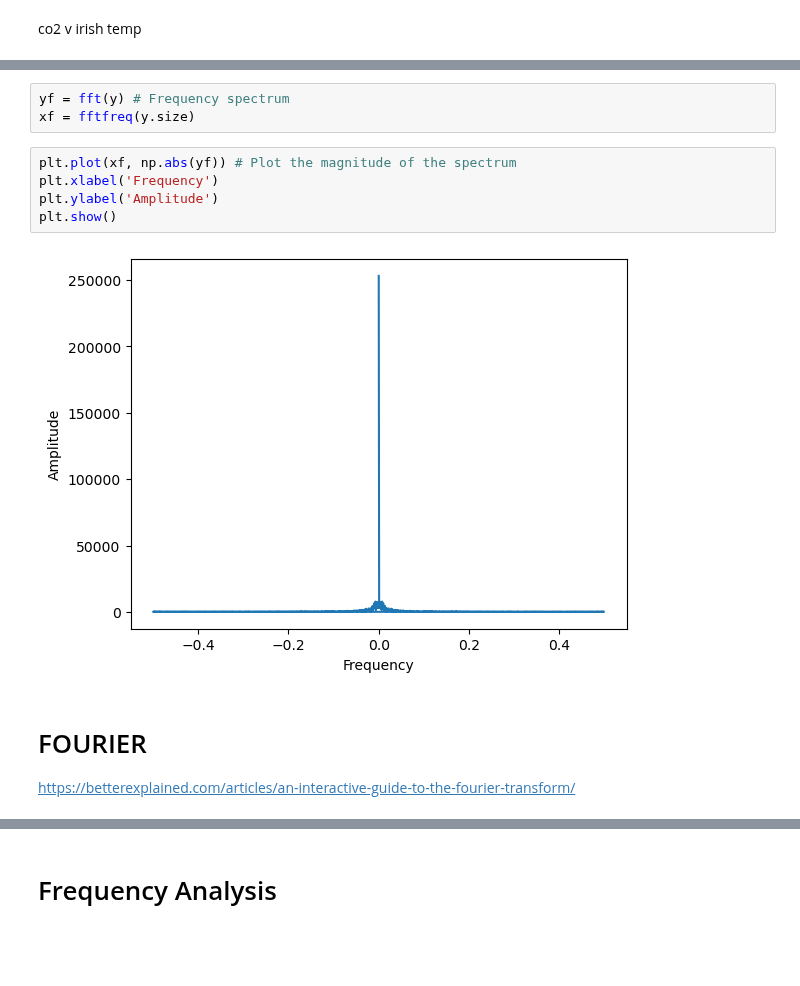
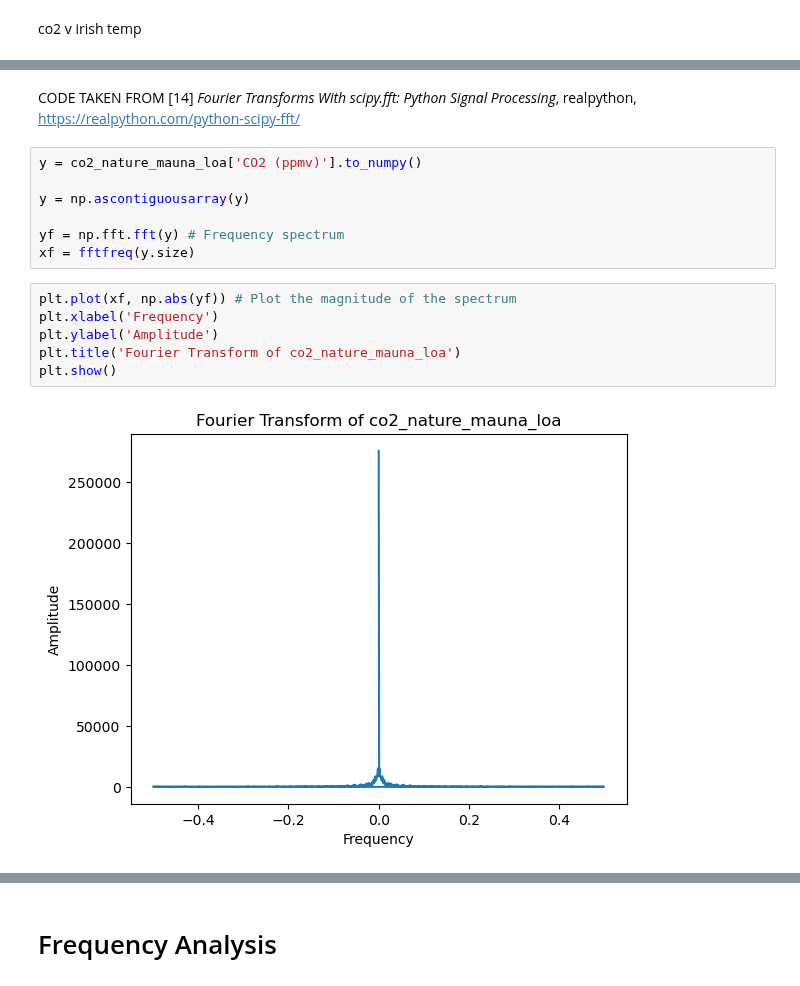
Before and after one commit to dectan/Programming-for-Data-Analysis-Project-2, a Jupyter notebook: Project 2.ipynb, the cells around one changed output, grey strips where cells are left out. Saved outputs shown, nothing was run; the diff lists cells and outputs as text; blank space fills up the shorter version.

```diff
--- a/Project 2.ipynb
+++ b/Project 2.ipynb
@@ -830,13 +776,17 @@ y = np.ascontiguousarray(y)
+# %% [markdown]
+CODE TAKEN FROM  [14] *Fourier Transforms With scipy.fft: Python Signal Processing*, realpython, https://realpython.com/python-scipy-fft/
 # %%
-yf = fft(y) # Frequency spectrum
+y = co2_nature_mauna_loa['CO2 (ppmv)'].to_numpy()
+
+y = np.ascontiguousarray(y)
+
+yf = np.fft.fft(y) # Frequency spectrum
 xf = fftfreq(y.size)
 # %%
 plt.plot(xf, np.abs(yf)) # Plot the magnitude of the spectrum
 plt.xlabel('Frequency')
 plt.ylabel('Amplitude')
+plt.title('Fourier Transform of co2_nature_mauna_loa')
 plt.show()
 # %% [output]
-[figure, old version]
+[figure, new version]
-# %% [markdown]
-# FOURIER
-https://betterexplained.com/articles/an-interactive-guide-to-the-fourier-transform/
```
Also changed, not shown: parts of 50 cells of this notebook.
